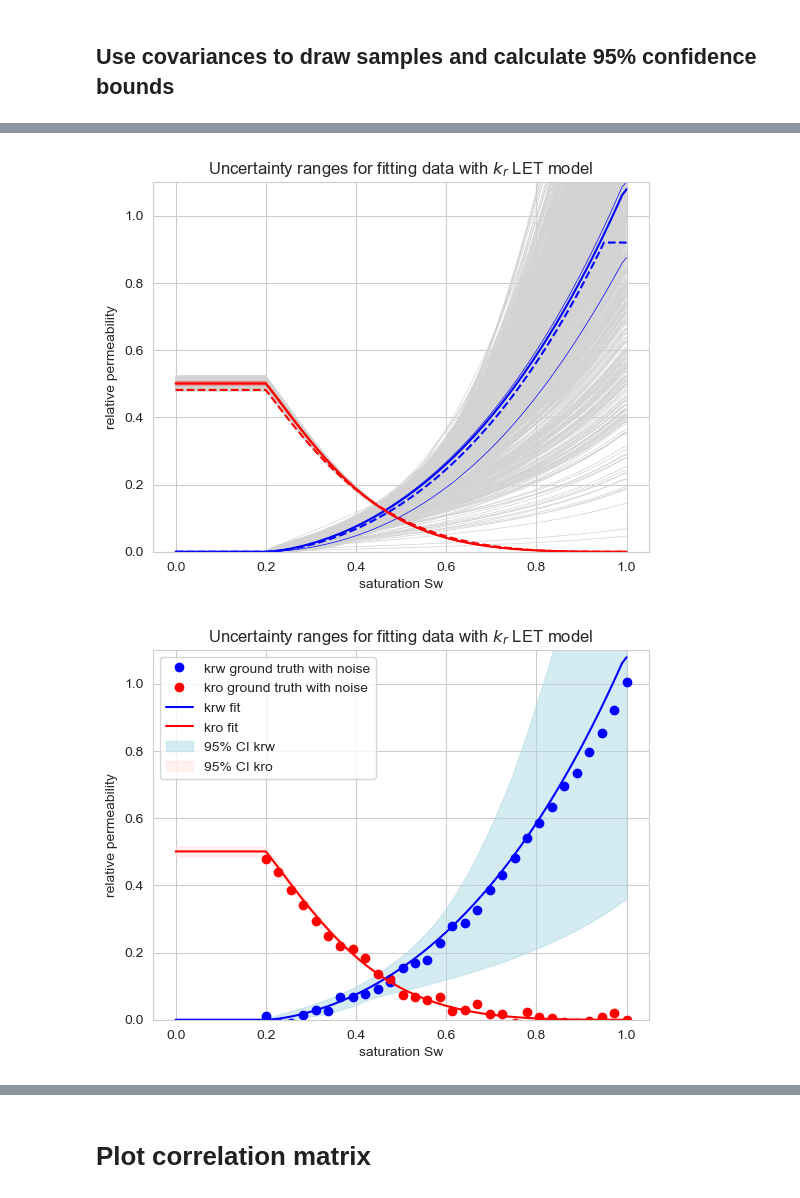
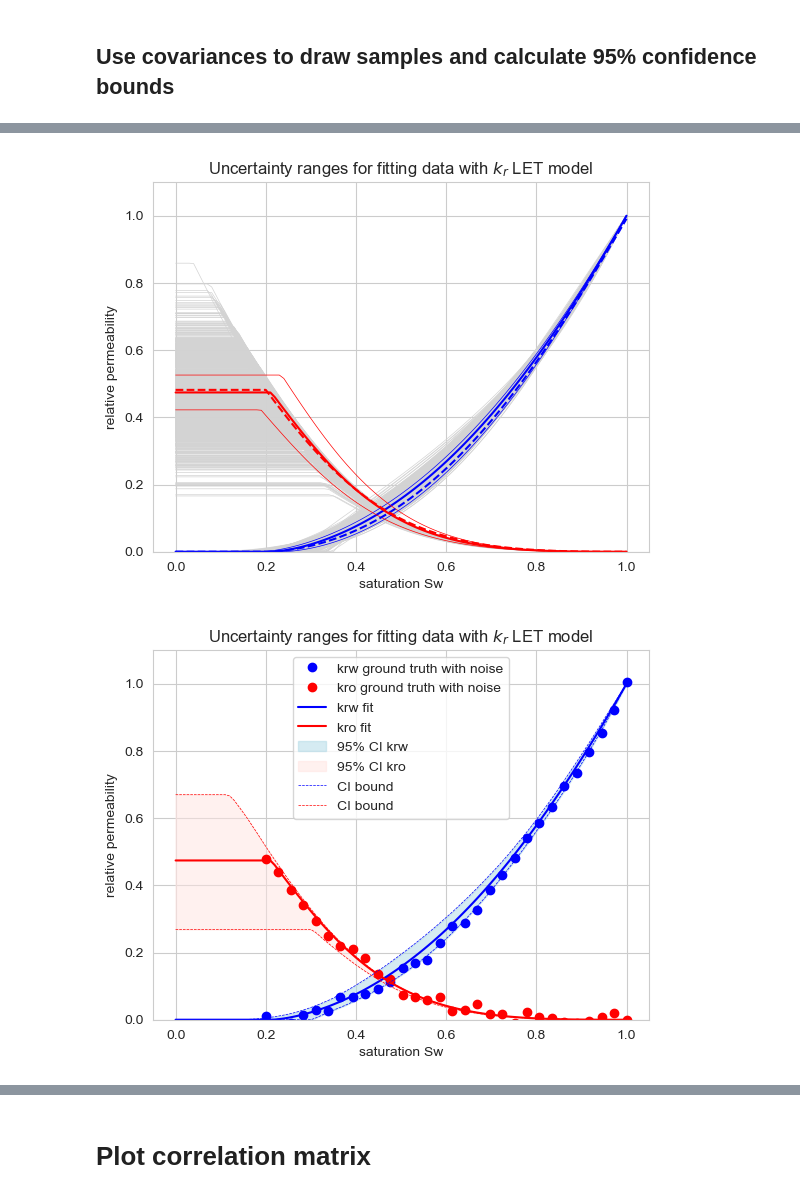
Before and after one commit to sede-open/Core2Relperm, a Jupyter notebook: python/USS_synthetic_data_drainage_from-Excel.ipynb, the cells around one changed output, grey strips where cells are left out. Saved outputs shown, nothing was run; the diff lists cells and outputs as text; code cells hidden in the pictures.

```diff
--- a/python/USS_synthetic_data_drainage_from-Excel.ipynb
+++ b/python/USS_synthetic_data_drainage_from-Excel.ipynb
@@ -1144,28 +1144,24 @@ params_pckr['Eo'].vary=False
 params_pckr['Tw'].vary=False
 params_pckr['To'].vary=False
 
+# fix krwe and Sorw
+params_pckr['Sorw'].value=0.0
+params_pckr['Sorw'].vary=False
 
+params_pckr['krwe'].value=1.0
+params_pckr['krwe'].vary=False
 
-#AWI = 0.60
-#AOI = 0.1
-#CWI = 0.05
-#SWI  = 0.22
-#CI = 0.2
-#ofs = 1.0
-#params_pc.add('Swc',  value=SWC,  min=0.01, max=0.3, vary=False)
-#params_pc.add('Sorw', value=SORW, min=SORW*0.99, max=SORW*1.01+0.001, vary=True)
-#params_pc.add('Swi',  value=SWI,  min=SWI*0.99, max=SWI*1.01, vary=True)
-#params_pc.add('cwi',   value=CWI,  min=CWI*0.99, max=CWI*1.01, vary=True)
-#params_pc.add('awi',   value=AWI,  min=AWI*0.99, max=AWI*1.01, vary=True)
-#params_pc.add('aoi',   value=AOI,  min=AOI*0.99, max=AOI*1.01, vary=True)
-#params_pc.add('ci',   value=CI,  min=CI*0.99, max=CI*1.01+0.0001, vary=True)
-#params_pc.add('ofs',   value=ofs,  min=ofs*0.9, max=ofs*1.1, vary=True)
+# vary Swc
+params_pckr['Swc'].value=SWC
+params_pckr['Swc'].vary=True
+
+# Limits for the parameters
 
 params_pckr['Sorw'].min=0.0
 params_pckr['Sorw'].max=0.1
 
-params_pckr['Swc'].min=0.001
-params_pckr['Swc'].max=0.3
+params_pckr['Swc'].min=params_pckr['Swc'].value*0.1
+params_pckr['Swc'].max=params_pckr['Swc'].value+.2
 
 params_pckr['Swi'].min=params_pckr['Swc'].value+0.001
 params_pckr['Swi'].max=params_pckr['Swc'].max
@@ -1695,9 +1693,6 @@ rng = np.random.default_rng()
 
 # Draw samples
 samples_cov = rng.multivariate_normal(np.array([param.value for param in result_LET.params.values()]), covarmatrix, ntraces).T
-
-# Remove columns that contain any negative number
-samples_cov = samples_cov[:, np.all(samples_cov >= 0, axis=0)]
 
 # Remove parameter limits to allow for negative values now - then apply strict LET boundary conditions later.
 for param in LETfiterroract.values():
@@ -1759,17 +1754,21 @@ plt.plot( swv, rlp_model1.calc_kr2(swv), 'r--', label='kro ground truth')
 plt.ylim(0,1.1)
 #plt.legend();
 plt.xlabel('saturation Sw'); plt.ylabel('relative permeability')
-plt.title('Uncertainty ranges for fitting data with $k_r$ LET model');
+plt.title('Uncertainty ranges for fitting data with $k_r$ LET model')
 plt.show()
 
 # Plot shaded area of 95% confidence interval with best fit
 plt.figure()
 plt.plot( Kr_data.Sat, Kr_data.kr1, 'bo',label='krw ground truth with noise')
-plt.plot( Kr_data.Sat, Kr_data.kr2, 'ro', label='kro ground truth with noise');
+plt.plot( Kr_data.Sat, Kr_data.kr2, 'ro', label='kro ground truth with noise')
 plt.plot( swv, rlpmodel_LET_fit.calc_kr1(swv), 'b', label='krw fit')
 plt.plot( swv, rlpmodel_LET_fit.calc_kr2(swv), 'r', label='kro fit')
 plt.fill_between(swv, lower_kr1, upper_kr1, color='lightblue', alpha=0.5, label='95% CI krw')
 plt.fill_between(swv, lower_kr2, upper_kr2, color='mistyrose', alpha=0.5, label='95% CI kro')
+plt.plot( swv, upper_kr1, 'b--', linewidth=0.5, label='CI bound')
+plt.plot( swv, lower_kr1, 'b--', linewidth=0.5, )
+plt.plot( swv, upper_kr2, 'r--', linewidth=0.5, label='CI bound')
+plt.plot( swv, lower_kr2, 'r--', linewidth=0.5, )
 plt.xlabel('saturation Sw')
 plt.ylabel('relative permeability')
 plt.title('Uncertainty ranges for fitting data with $k_r$ LET model')
@@ -1779,11 +1778,15 @@ plt.show()
 
 plt.figure()
 plt.semilogy( Kr_data.Sat, Kr_data.kr1, 'bo')
-plt.semilogy( Kr_data.Sat, Kr_data.kr2, 'ro');
+plt.semilogy( Kr_data.Sat, Kr_data.kr2, 'ro')
 plt.semilogy( swv, rlpmodel_LET_fit.calc_kr1(swv), 'b', label='krw fit')
 plt.semilogy( swv, rlpmodel_LET_fit.calc_kr2(swv), 'r', label='kro fit')
 plt.fill_between(swv, lower_kr1, upper_kr1, color='lightblue', alpha=0.5, label='95% CI krw')
 plt.fill_between(swv, lower_kr2, upper_kr2, color='mistyrose', alpha=0.5, label='95% CI kro')
+plt.semilogy( swv, upper_kr1, 'b--', linewidth=0.5, label='CI bound')
+plt.semilogy( swv, lower_kr1, 'b--', linewidth=0.5, )
+plt.semilogy( swv, upper_kr2, 'r--', linewidth=0.5, label='CI bound')
+plt.semilogy( swv, lower_kr2, 'r--', linewidth=0.5, )
 plt.ylim(1E-3,1.1)
 #plt.legend();
 plt.xlabel('saturation Sw'); plt.ylabel('relative permeability')
@@ -1810,2 +1813,2 @@ Error at iteration 2499: index 2499 is out of bounds for axis 1 with size 816
-[figure, old version]
+[figure, new version]
-[figure, old version]
+[figure, new version]
```
Also changed, not shown: parts of 15 cells of this notebook, 5 other files.
